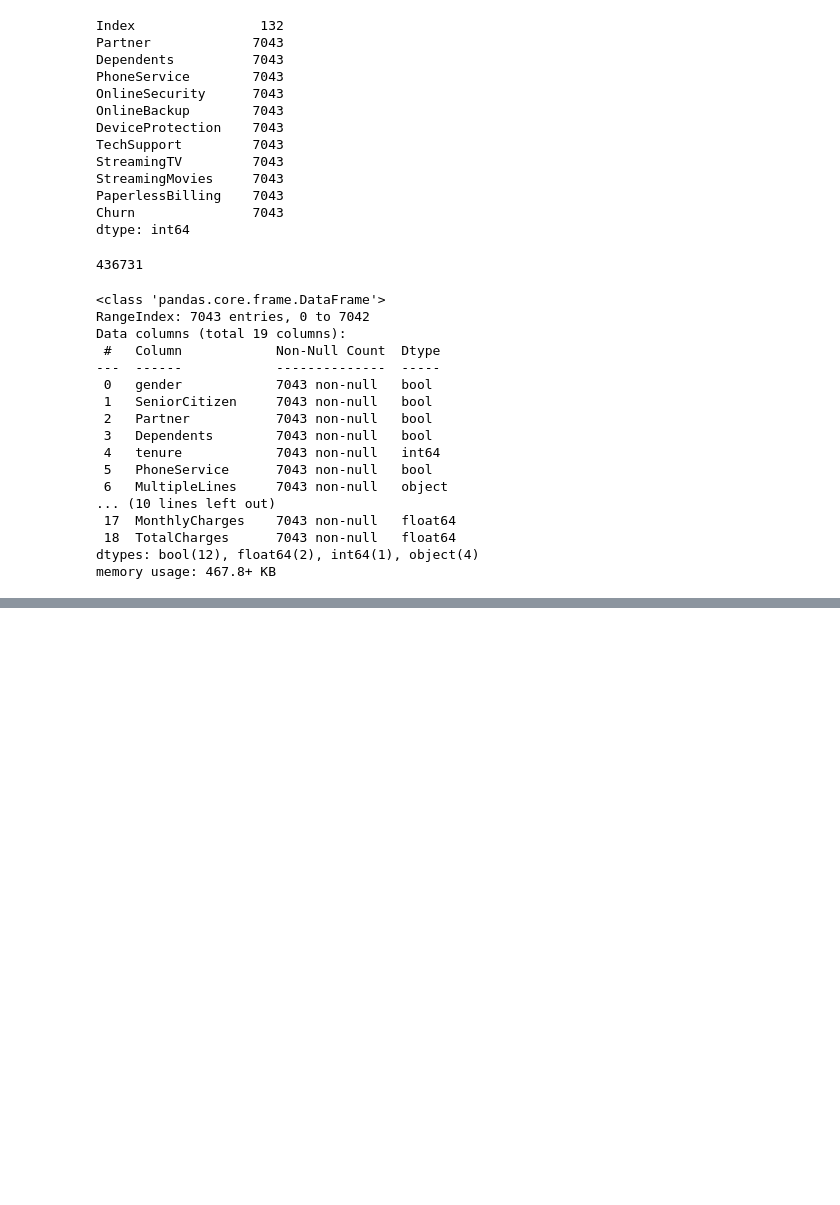
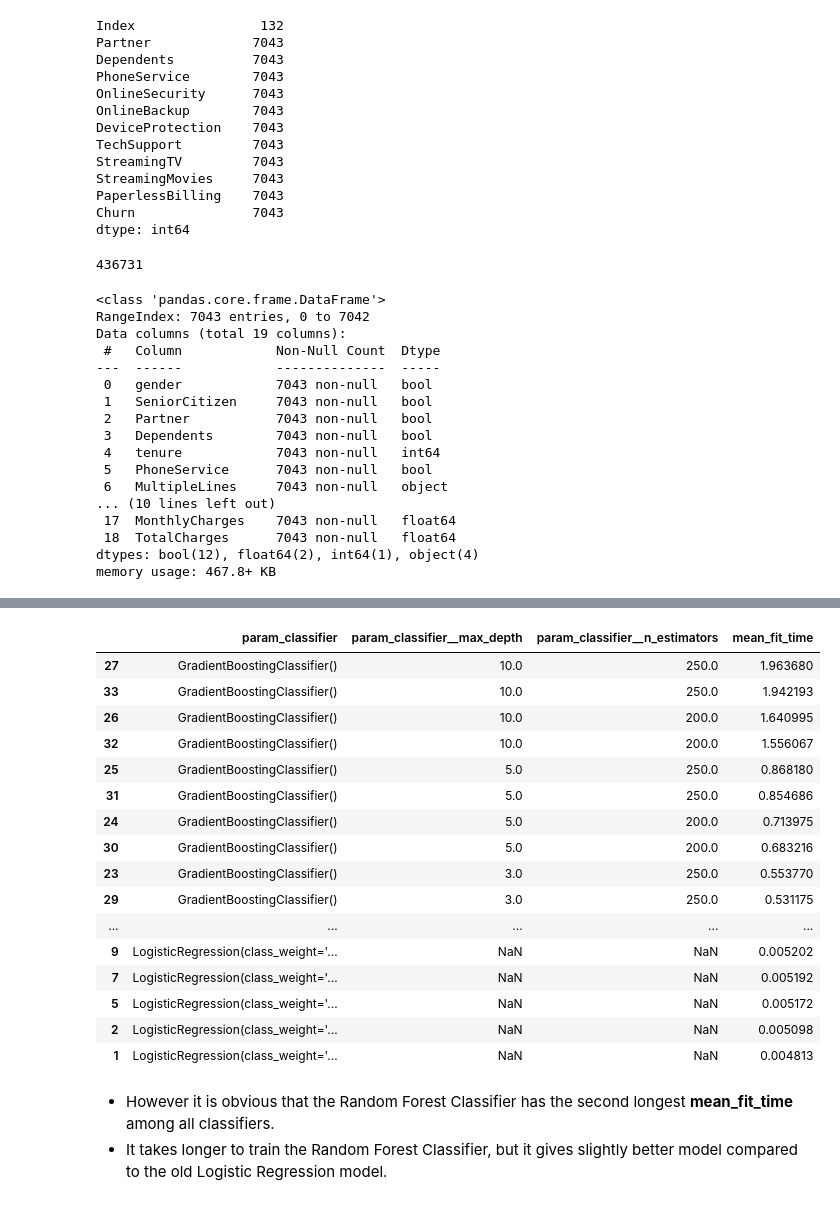
Before and after one commit to ali-dmr/customer-churn-prediction, a Jupyter notebook: model.ipynb, the cells around one changed output, grey strips where cells are left out. Cells and saved outputs as stored; diff of their text form; code cells hidden in the pictures; blank space fills up the shorter version.

Commit message:
Improve Model

```diff
--- a/model.ipynb
+++ b/model.ipynb
@@ -264,0 +274,41 @@ results.sort_values("mean_test_score", ascending=False)[["param_classifier", "me
+# %%
+preprocessor = ColumnTransformer(
+    transformers=[
+        ("numeric", StandardScaler(), numeric_features),
+        ("object", OneHotEncoder(handle_unknown="ignore"), object_features),
+        ("bool", "passthrough", bool_features)
+    ]
+)
+# %%
+new_pipeline = Pipeline([
+    ("preprocessor", preprocessor),
+    ("classifier", LogisticRegression(class_weight="balanced"))
+])
+# %%
+new_param_grid = [
+    {
+        "classifier": [LogisticRegression(class_weight="balanced")],
+        "classifier__penalty": ["l2"],  # type of regularization
+        "classifier__C": [0.01, 0.1, 1, 10, 100],
+        "classifier__solver": ["liblinear", "lbfgs"]
+    },
+    {
+        "classifier": [RandomForestClassifier(class_weight="balanced")],
+        "classifier__n_estimators": [100, 200, 300],
+        "classifier__max_depth": [5, 8, 10, 15]
+    },
+    {
+        "classifier": [GradientBoostingClassifier()],
+        "classifier__n_estimators": [200, 250],
+        "classifier__learning_rate": [0.1, 0.5],
+        "classifier__max_depth": [3, 5, 10]
+    },
+    {
+        "classifier": [SVC(class_weight="balanced")],
+        "classifier__C": [0.1, 1],
+        "classifier__kernel": ["linear"]
+    }
+]
+# %%
+grid = GridSearchCV(new_pipeline, new_param_grid, cv=5, scoring="f1")
+grid.fit(new_X_train, new_y_train)
@@ -264,0 +386,25 @@ results.sort_values("mean_test_score", ascending=False)[["param_classifier", "me
+# %%
+(results.sort_values(by="mean_fit_time", ascending=False)
+    [["param_classifier", "param_classifier__max_depth", "param_classifier__n_estimators", "mean_fit_time"]]
+)
+# %% [output]
+|  | param_classifier | param_classifier__max_depth | param_classifier__n_estimators | mean_fit_time |
+| 27 | GradientBoostingClassifier() | 10.0 | 250.0 | 1.963680 |
+| 33 | GradientBoostingClassifier() | 10.0 | 250.0 | 1.942193 |
+| 26 | GradientBoostingClassifier() | 10.0 | 200.0 | 1.640995 |
+| 32 | GradientBoostingClassifier() | 10.0 | 200.0 | 1.556067 |
+| 25 | GradientBoostingClassifier() | 5.0 | 250.0 | 0.868180 |
+| 31 | GradientBoostingClassifier() | 5.0 | 250.0 | 0.854686 |
+| 24 | GradientBoostingClassifier() | 5.0 | 200.0 | 0.713975 |
+| 30 | GradientBoostingClassifier() | 5.0 | 200.0 | 0.683216 |
+| 23 | GradientBoostingClassifier() | 3.0 | 250.0 | 0.553770 |
+| 29 | GradientBoostingClassifier() | 3.0 | 250.0 | 0.531175 |
+| ... | ... | ... | ... | ... |
+| 9 | LogisticRegression(class_weight='... | NaN | NaN | 0.005202 |
+| 7 | LogisticRegression(class_weight='... | NaN | NaN | 0.005192 |
+| 5 | LogisticRegression(class_weight='... | NaN | NaN | 0.005172 |
+| 2 | LogisticRegression(class_weight='... | NaN | NaN | 0.005098 |
+| 1 | LogisticRegression(class_weight='... | NaN | NaN | 0.004813 |
+# %% [markdown]
+- However it is obvious that the Random Forest Classifier has the second longest **mean_fit_time** among all classifiers.
+- It takes longer to train the Random Forest Classifier, but it gives slightly better model compared to the old Logistic Regression model.
```
Also changed, not shown: parts of 25 cells of this notebook.
